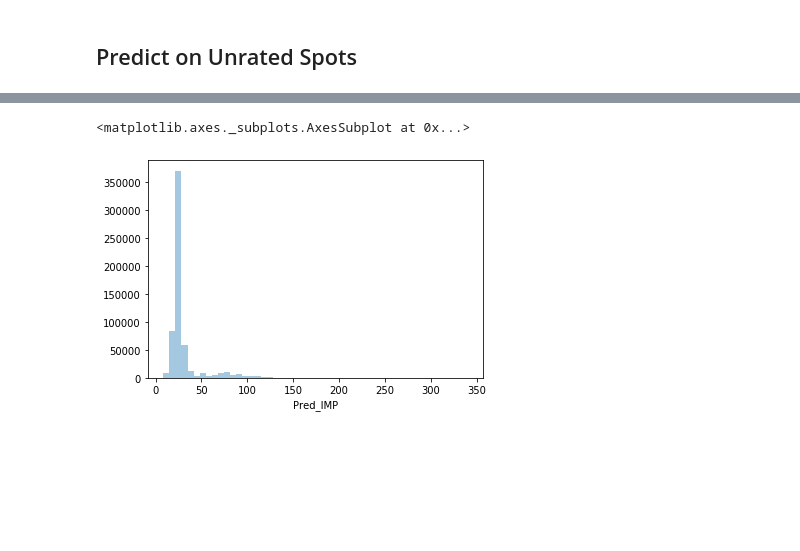
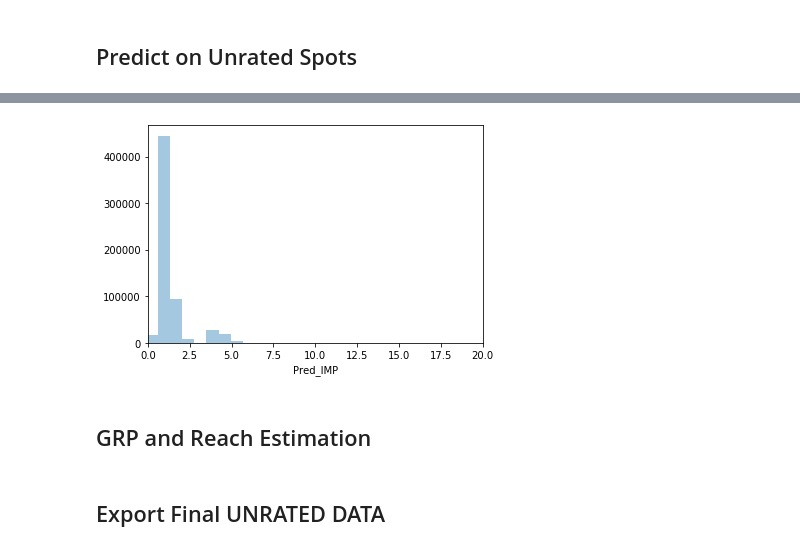
Before and after one commit to neonflux56/Direct_Avenue_GRP_Project, a Jupyter notebook: Code/ashish_test.ipynb, the cells around one changed output, grey strips where cells are left out. Saved outputs shown, nothing was run; the diff lists cells and outputs as text; code cells hidden in the pictures; blank space fills up the shorter version.

```diff
--- a/Code/ashish_test.ipynb
+++ b/Code/ashish_test.ipynb
@@ -314,7 +240,7 @@ param_grid = {
 clf_base = XGBRegressor()
 # Instantiate the grid search model
 grid_search = GridSearchCV(estimator = clf_base, param_grid = param_grid,
-                          cv = 3, n_jobs = -1, verbose = 2)
+                          cv = 3, n_jobs = -1, verbose = 2,scoring = 'neg_root_mean_squared_error')
 # %%
 # Fit the grid search to the data
 grid_search.fit(X_train, y_train)
@@ -394,3 +339,0 @@ Fitting 3 folds for each of 72 candidates, totalling 216 fits
-# %%
-best_grid = grid_search.best_estimator_
-best_grid
@@ -454,0 +377,12 @@ See the caveats in the documentation: http://pandas.pydata.org/pandas-docs/stabl
+# %%
+# Export the best model using joblib
+
+import joblib
+
+model = best_grid
+# save the model to disk
+filename = 'finalized_model.sav'
+joblib.dump(model, filename)
+
+# FOLLOW THE CODE BELOW TO LOAD SAVED MODEL
+# loaded_model = joblib.load(filename)
@@ -464,5 +407,13 @@ unrated.head()
-# %%
-sns.distplot(unrated['Pred_IMP'], kde=False)
-# %% [output]
-<matplotlib.axes._subplots.AxesSubplot at 0x...>
-[figure, removed]
+# %%
+# Plot the distribution of predicted audience size on the unrated data
+
+fig, ax = plt.subplots()
+sns.distplot(unrated['Pred_Audience_Size'], kde=False,bins=80,ax=ax)
+ax.set_xlim(0,20)
+#ax.set_ylim(0,1000)
+#ax.set_xticks(range(0,400,100))
+plt.show()
+# %% [output]
+[figure, added]
+# %% [markdown]
+## GRP and Reach Estimation
@@ -468,0 +452,2 @@ sns.distplot(unrated['Pred_IMP'], kde=False)
+# %% [markdown]
+## Export Final UNRATED DATA
```
Also changed, not shown: parts of 78 cells of this notebook.
